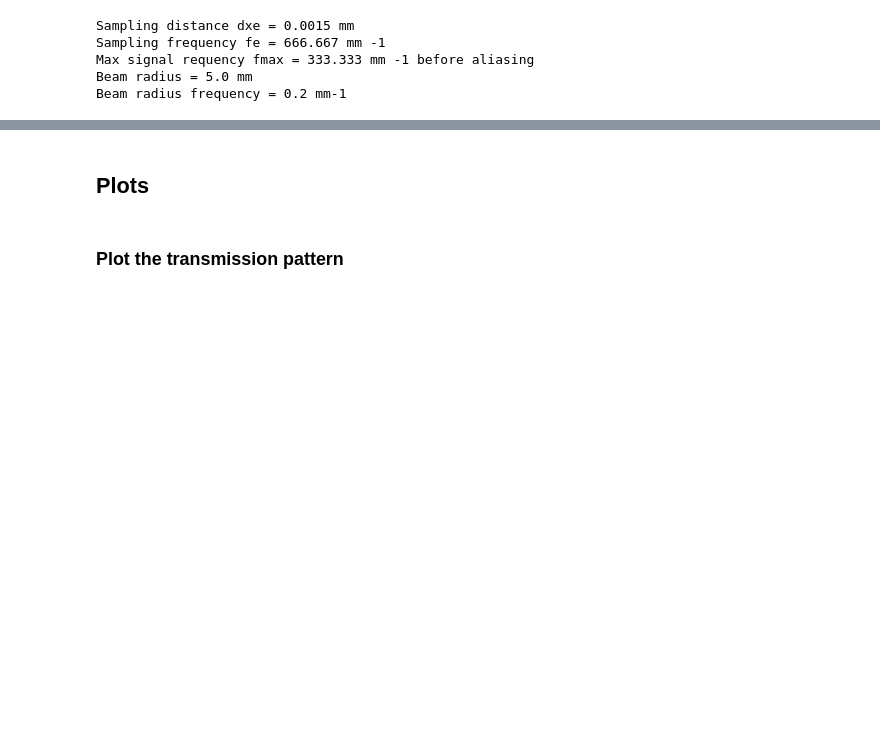
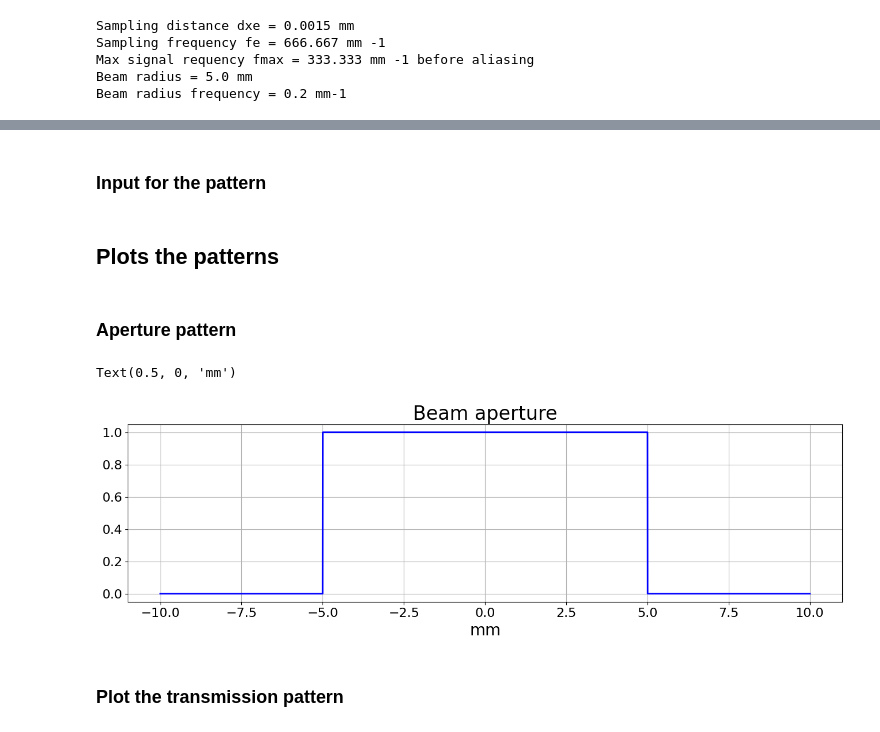
Before and after one commit to sylvielsstfr/AuxtelPSFpoppy, a Jupyter notebook: docs/notebooks/introdiffraction/03_FFT1D_ronchipattern.ipynb, the cells around one changed output, grey strips where cells are left out. Saved outputs shown, nothing was run; the diff lists cells and outputs as text; code cells hidden in the pictures; blank space fills up the shorter version.

```diff
--- a/docs/notebooks/introdiffraction/03_FFT1D_ronchipattern.ipynb
+++ b/docs/notebooks/introdiffraction/03_FFT1D_ronchipattern.ipynb
@@ -58,3 +102,9 @@ dxt = xmax-xmin
+# %%
+def set_beam_aperture(x,radius = beam_radius_mm):
+    """
+    """
+    a = np.where(np.logical_or(x<-radius,x>radius),0.,1.)
+    return a
 # %%
 def set_ronchi_transmission_debug(x,opticalelement_nblines_permm=Neff):
     """
@@ -100,2 +156,4 @@ Beam radius frequency = 0.2 mm-1
+# %% [markdown]
+### Input for the pattern
 # %%
 ye = set_ronchi_transmission_debug(xe)
@@ -105,5 +162,18 @@ a = np.where(np.logical_or(xe<-beam_radius_mm,xe>beam_radius_mm),0,ye)
 # %% [markdown]
-## Plots
+## Plots the patterns
+# %% [markdown]
+### Aperture pattern
+# %%
+fig,ax = plt.subplots(1,1,figsize=(16,4))
+x = np.linspace(-10.,10.,5000)
+y = set_beam_aperture(x)
+ax.plot(x,y,'b-')
+ax.grid()
+ax.set_title(f"Beam aperture")
+ax.set_xlabel("mm")
+# %% [output]
+Text(0.5, 0, 'mm')
+[figure, added]
 # %% [markdown]
 ### Plot the transmission pattern
 # %%
```
Also changed, not shown: parts of 45 cells of this notebook, 1 other file.
